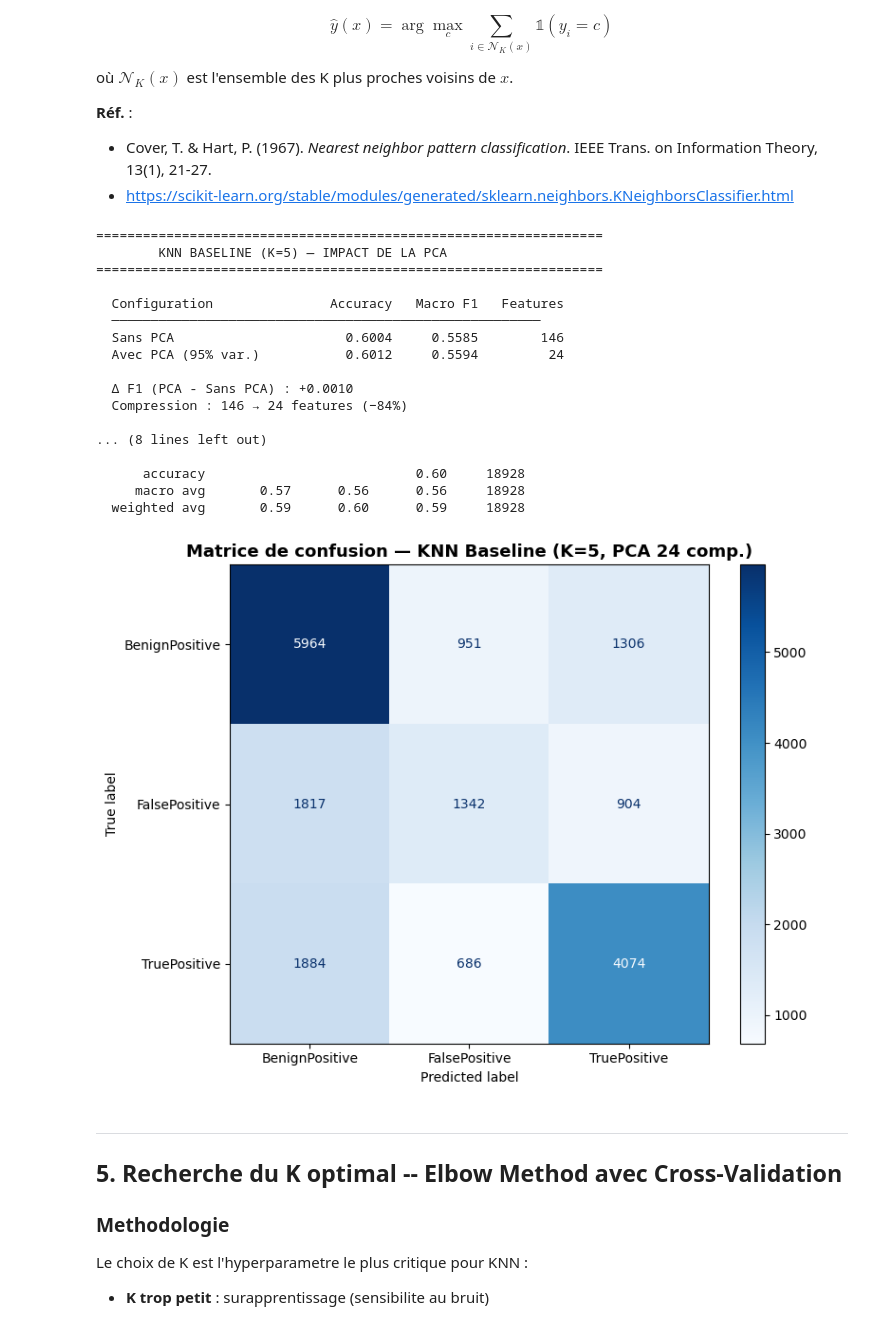
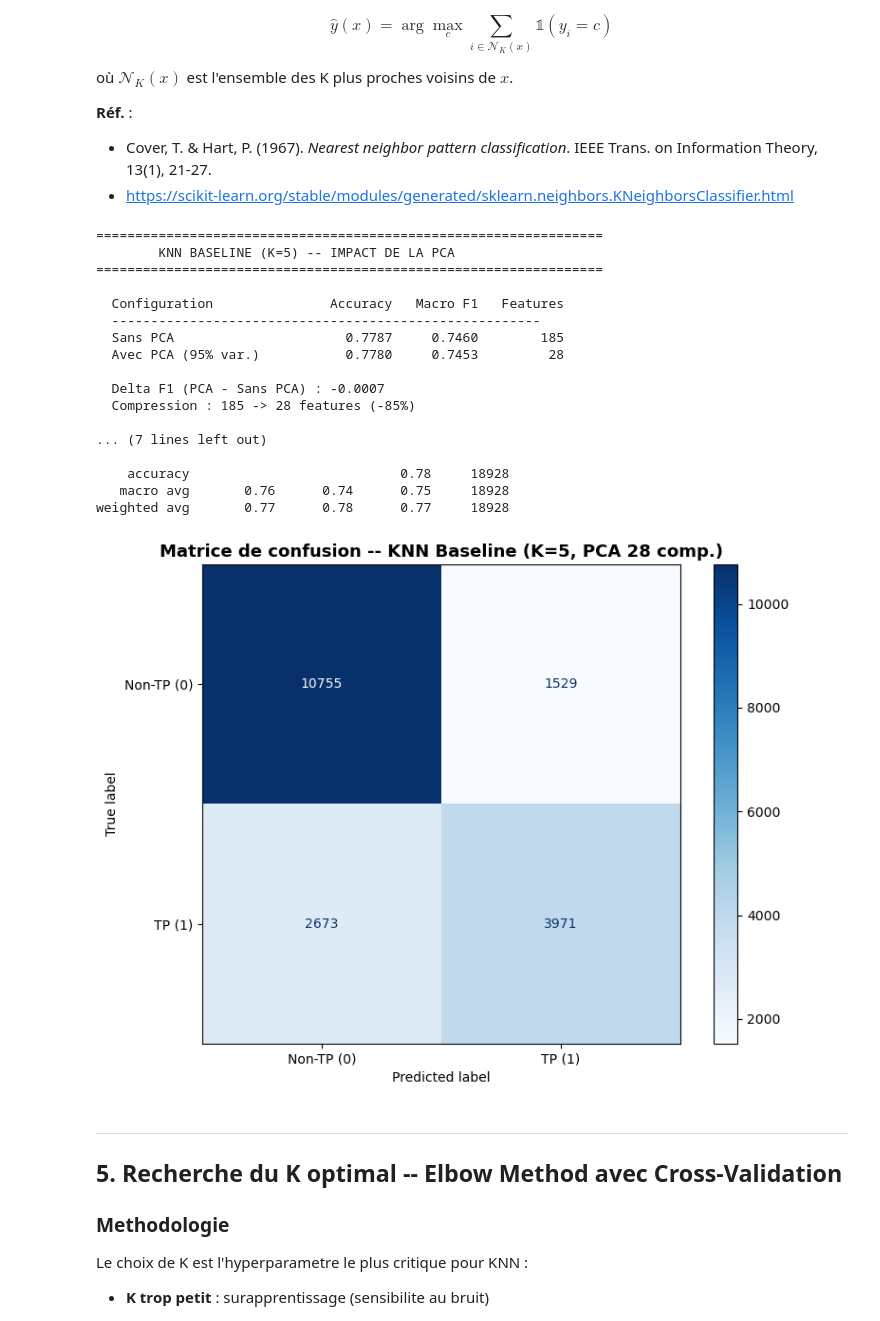
Before and after one commit to wilsdefots/projet-forage-des-donn-es, a Jupyter notebook: KNN_model.ipynb, the cells around one changed output. Saved outputs shown, nothing was run; the diff lists cells and outputs as text; code cells hidden in the pictures.

```diff
--- a/KNN_model.ipynb
+++ b/KNN_model.ipynb
@@ -56,8 +56,10 @@ from sklearn.metrics import (
 )
 
 # -- Constantes --
-CIBLE_MAP = {'BenignPositive': 0, 'FalsePositive': 1, 'TruePositive': 2}
+# Cible binaire (nouveau pretraitement equipe) : 0 = Non-TP, 1 = TP
+CIBLE_MAP = {'Non-TruePositive': 0, 'TruePositive': 1}
 CIBLE_MAP_INV = {v: k for k, v in CIBLE_MAP.items()}
+TARGET_NAMES = ['Non-TP (0)', 'TP (1)']
 
 print("Bibliotheques importees avec succes.")
 # %% [output]
@@ -291,40 +292,40 @@ print(f"\n{'-' * 65}")
 print("\nRapport de classification (Avec PCA) :")
 print(classification_report(
     y_test, y_pred_baseline,
-    target_names=['BenignPositive', 'FalsePositive', 'TruePositive']
+    target_names=TARGET_NAMES
 ))
 # %% [output]
 =================================================================
-        KNN BASELINE (K=5) — IMPACT DE LA PCA
+        KNN BASELINE (K=5) -- IMPACT DE LA PCA
 =================================================================
 
   Configuration               Accuracy   Macro F1   Features
-  ───────────────────────────────────────────────────────
-  Sans PCA                      0.6004     0.5585        146
-  Avec PCA (95% var.)           0.6012     0.5594         24
+  -------------------------------------------------------
+  Sans PCA                      0.7787     0.7460        185
+  Avec PCA (95% var.)           0.7780     0.7453         28
 
-  Δ F1 (PCA - Sans PCA) : +0.0010
-  Compression : 146 → 24 features (−84%)
+  Delta F1 (PCA - Sans PCA) : -0.0007
+  Compression : 185 -> 28 features (-85%)
 
-... (8 lines left out)
+... (7 lines left out)
 
-      accuracy                           0.60     18928
-     macro avg       0.57      0.56      0.56     18928
-  weighted avg       0.59      0.60      0.59     18928
+    accuracy                           0.78     18928
+   macro avg       0.76      0.74      0.75     18928
+weighted avg       0.77      0.78      0.77     18928
 # %%
 # -- 4.2 Matrice de confusion -- Baseline avec PCA --
 fig, ax = plt.subplots(figsize=(8, 6))
 ConfusionMatrixDisplay.from_predictions(
     y_test, y_pred_baseline,
-    display_labels=['BenignPositive', 'FalsePositive', 'TruePositive'],
+    display_labels=TARGET_NAMES,
     cmap='Blues', ax=ax
 )
 ax.set_title(f'Matrice de confusion -- KNN Baseline (K=5, PCA {X_train_pca.shape[1]} comp.)',
              fontsize=13, fontweight='bold')
 plt.tight_layout()
 plt.show()
 # %% [output]
-[figure, old version]
+[figure, new version]
 # %% [markdown]
 ---
 ## 5. Recherche du K optimal -- Elbow Method avec Cross-Validation
```
Also changed, not shown: parts of 15 cells of this notebook, 6 other files.
